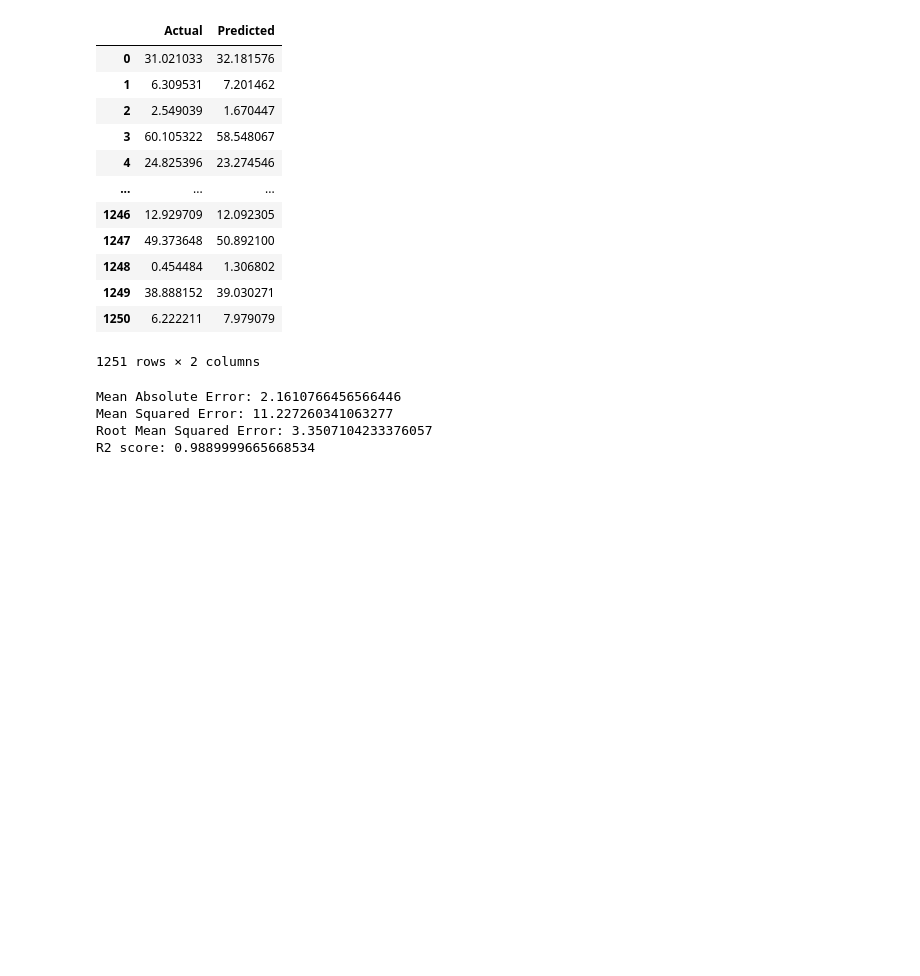
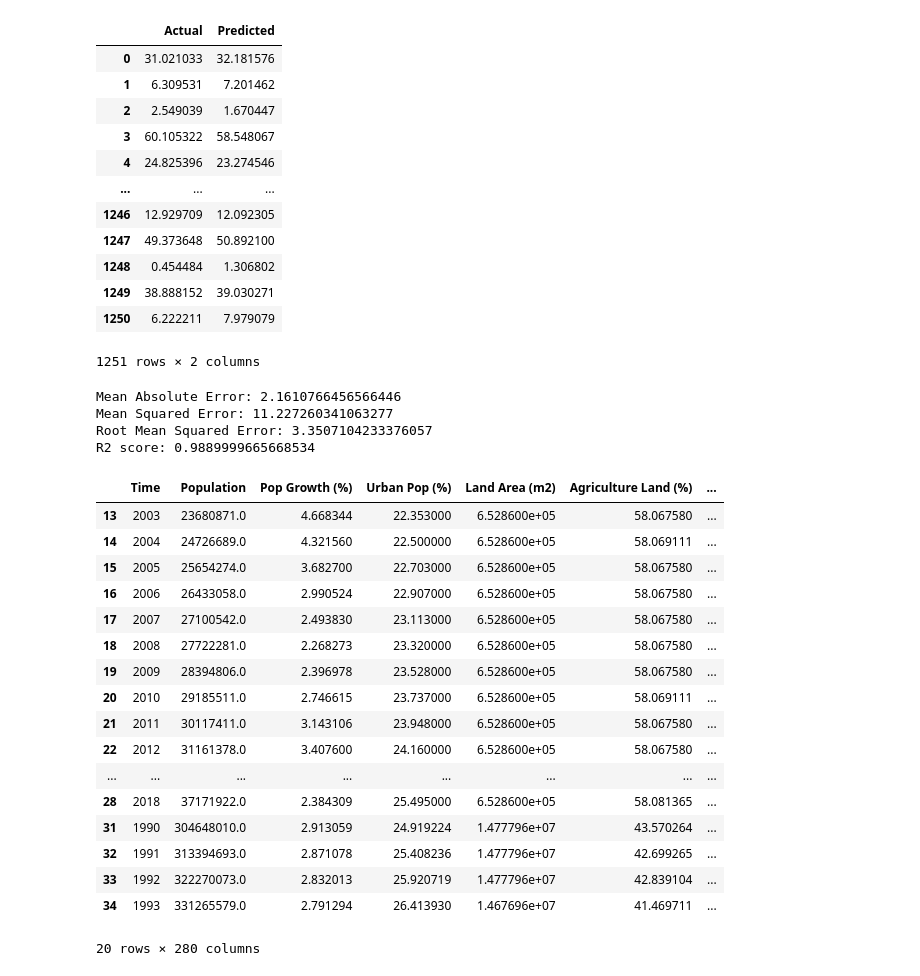
Before and after one commit to mohannashahrad/Borealis_AI_Plant_Tree_Project, a Jupyter notebook: Training/Linear_Regression.ipynb, the cells around one changed output. Saved outputs shown, nothing was run; the diff lists cells and outputs as text; code cells hidden in the pictures; blank space fills up the shorter version.

```diff
--- a/Training/Linear_Regression.ipynb
+++ b/Training/Linear_Regression.ipynb
@@ -36,6 +36,6 @@ display(df.head())
 # %%
 # One-hot encoding on Country column
-discrete_columns = ["Country"]
+discrete_columns = ["Country Name"]
 
 for var in discrete_columns:
     enc = OneHotEncoder(handle_unknown='ignore')
@@ -120,3 +114,24 @@ Mean Absolute Error: 2.1610766456566446
 Mean Squared Error: 11.227260341063277
 Root Mean Squared Error: 3.3507104233376057
 R2 score: 0.9889999665668534
+# %%
+df.head(20)
+# %% [output]
+|  | Time | Population | Pop Growth (%) | Urban Pop (%) | Land Area (m2) | Agriculture Land (%) | ... |
+| 13 | 2003 | 23680871.0 | 4.668344 | 22.353000 | 6.528600e+05 | 58.067580 | ... |
+| 14 | 2004 | 24726689.0 | 4.321560 | 22.500000 | 6.528600e+05 | 58.069111 | ... |
+| 15 | 2005 | 25654274.0 | 3.682700 | 22.703000 | 6.528600e+05 | 58.067580 | ... |
+| 16 | 2006 | 26433058.0 | 2.990524 | 22.907000 | 6.528600e+05 | 58.067580 | ... |
+| 17 | 2007 | 27100542.0 | 2.493830 | 23.113000 | 6.528600e+05 | 58.067580 | ... |
+| 18 | 2008 | 27722281.0 | 2.268273 | 23.320000 | 6.528600e+05 | 58.067580 | ... |
+| 19 | 2009 | 28394806.0 | 2.396978 | 23.528000 | 6.528600e+05 | 58.067580 | ... |
+| 20 | 2010 | 29185511.0 | 2.746615 | 23.737000 | 6.528600e+05 | 58.069111 | ... |
+| 21 | 2011 | 30117411.0 | 3.143106 | 23.948000 | 6.528600e+05 | 58.067580 | ... |
+| 22 | 2012 | 31161378.0 | 3.407600 | 24.160000 | 6.528600e+05 | 58.067580 | ... |
+| ... | ... | ... | ... | ... | ... | ... | ... |
+| 28 | 2018 | 37171922.0 | 2.384309 | 25.495000 | 6.528600e+05 | 58.081365 | ... |
+| 31 | 1990 | 304648010.0 | 2.913059 | 24.919224 | 1.477796e+07 | 43.570264 | ... |
+| 32 | 1991 | 313394693.0 | 2.871078 | 25.408236 | 1.477796e+07 | 42.699265 | ... |
+| 33 | 1992 | 322270073.0 | 2.832013 | 25.920719 | 1.477796e+07 | 42.839104 | ... |
+| 34 | 1993 | 331265579.0 | 2.791294 | 26.413930 | 1.467696e+07 | 41.469711 | ... |
+20 rows × 280 columns
```
Also changed, not shown: parts of 7 cells of this notebook.
